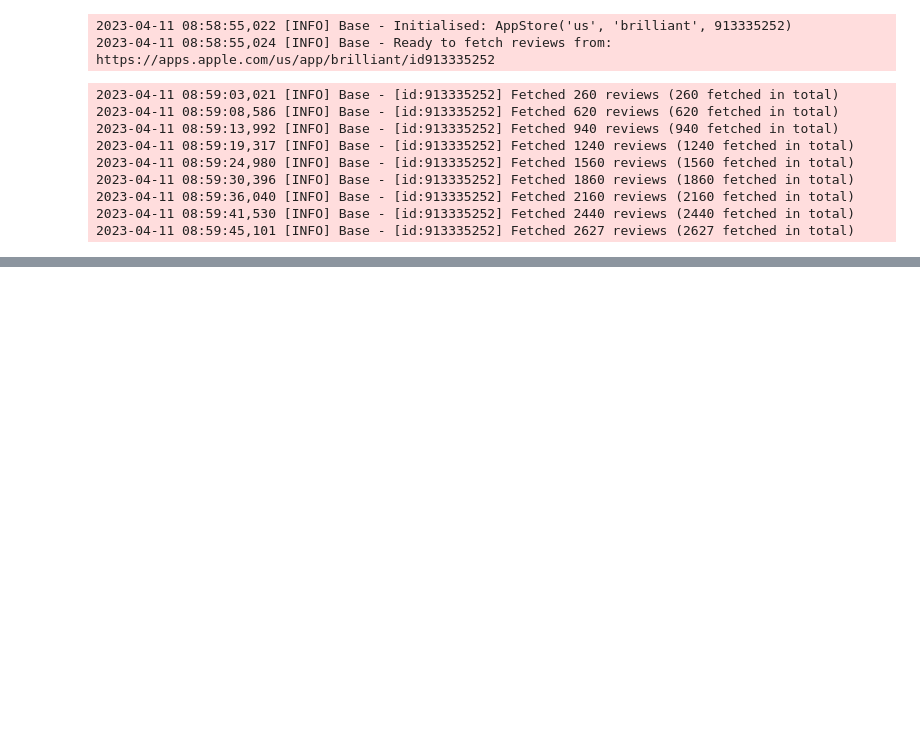
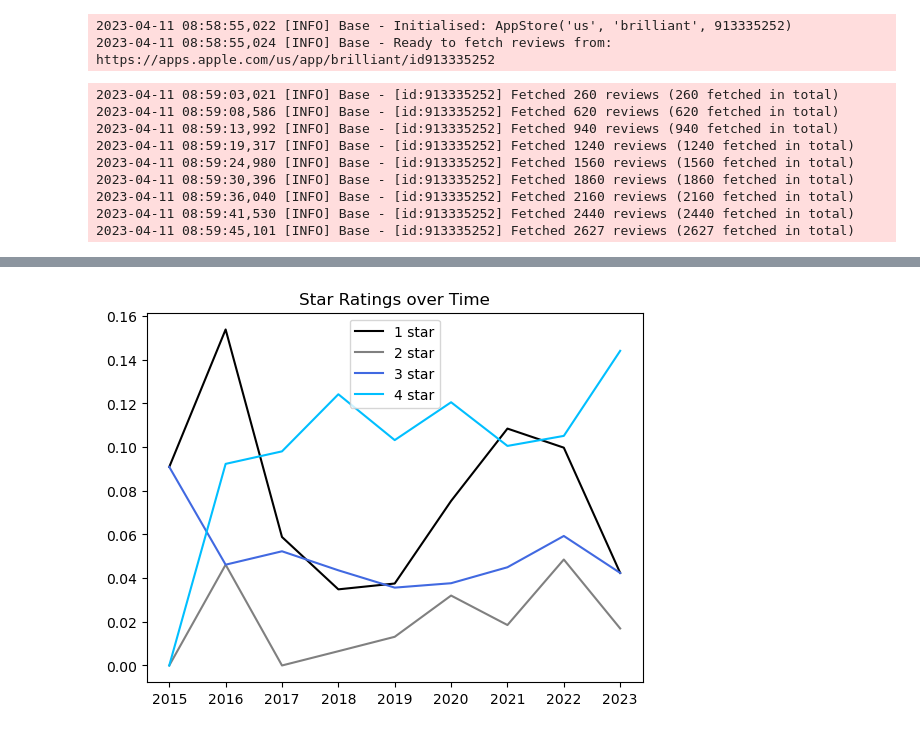
Before and after one commit to aileentang/brilliantanalysis, a Jupyter notebook: Brilliant.ipynb, the cells around one changed output, grey strips where cells are left out. Cells and saved outputs as stored; diff of their text form; code cells hidden in the pictures; blank space fills up the shorter version.

```diff
--- a/Brilliant.ipynb
+++ b/Brilliant.ipynb
@@ -134,0 +153,7 @@ drawPieChart(year2023, 2023)
+# %%
+for i in range(4):
+    plt.title("Star Ratings over Time")
+    plt.plot(np.array(range(2015,2024)), np.array(percAllYears.iloc[:,i]), colors[i])
+    plt.legend(['1 star','2 star','3 star','4 star','5 star'])
+# %% [output]
+[figure, added]
```
Also changed, not shown: parts of 18 cells of this notebook.
